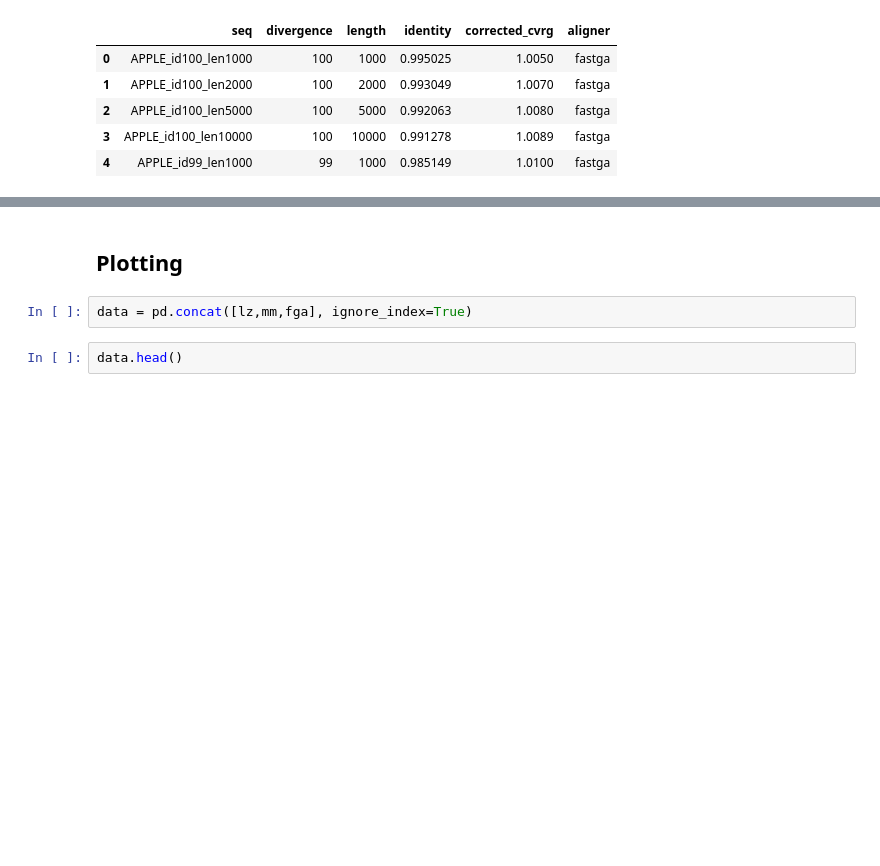
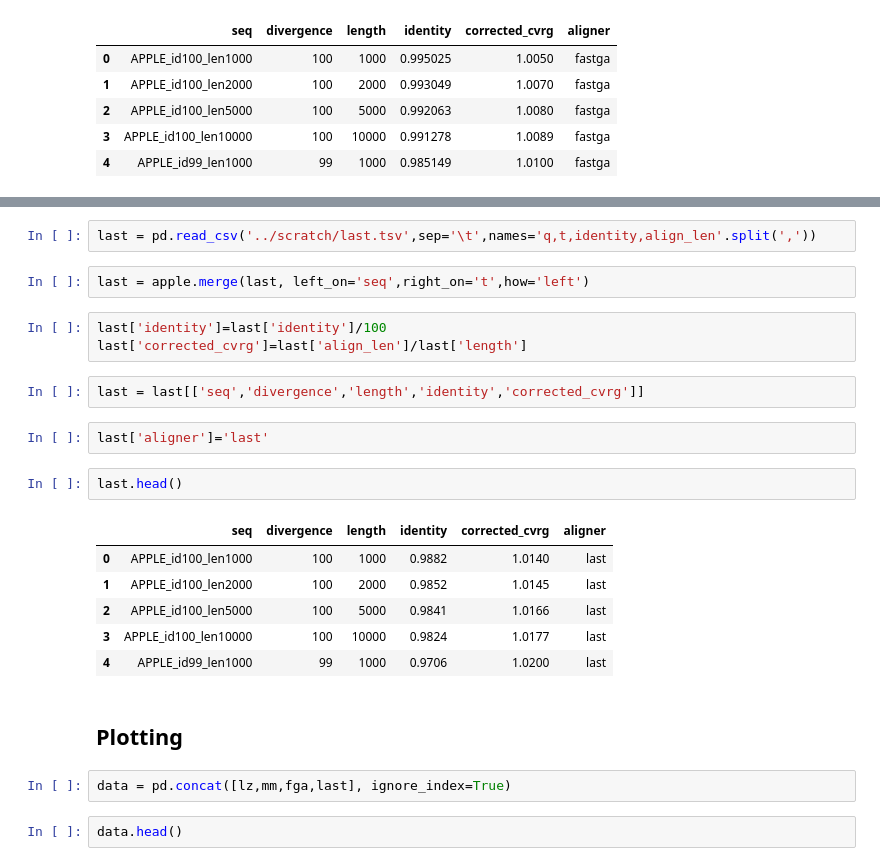
Before and after one commit to nekrut/lz-fg-mm, a Jupyter notebook: ipynb/plotting.ipynb, the cells around one changed output, grey strips where cells are left out. Drawn from its saved outputs; the diff is of its cells as text; blank space fills up the shorter version.

Commit message:
added last comparison for apples and oranges

```diff
--- a/ipynb/plotting.ipynb
+++ b/ipynb/plotting.ipynb
@@ -146,7 +156,27 @@ fga.head()
+# %%
+last = pd.read_csv('../scratch/last.tsv',sep='\t',names='q,t,identity,align_len'.split(','))
+# %%
+last = apple.merge(last, left_on='seq',right_on='t',how='left')
+# %%
+last['identity']=last['identity']/100
+last['corrected_cvrg']=last['align_len']/last['length']
+# %%
+last = last[['seq','divergence','length','identity','corrected_cvrg']]
+# %%
+last['aligner']='last'
+# %%
+last.head()
+# %% [output]
+|  | seq | divergence | length | identity | corrected_cvrg | aligner |
+| 0 | APPLE_id100_len1000 | 100 | 1000 | 0.9882 | 1.0140 | last |
+| 1 | APPLE_id100_len2000 | 100 | 2000 | 0.9852 | 1.0145 | last |
+| 2 | APPLE_id100_len5000 | 100 | 5000 | 0.9841 | 1.0166 | last |
+| 3 | APPLE_id100_len10000 | 100 | 10000 | 0.9824 | 1.0177 | last |
+| 4 | APPLE_id99_len1000 | 99 | 1000 | 0.9706 | 1.0200 | last |
 # %% [markdown]
 ## Plotting
 # %%
-data = pd.concat([lz,mm,fga], ignore_index=True)
+data = pd.concat([lz,mm,fga,last], ignore_index=True)
 # %%
 data.head()
 # %% [output]
```
Also changed, not shown: parts of 3 cells of this notebook, 2 other files.
